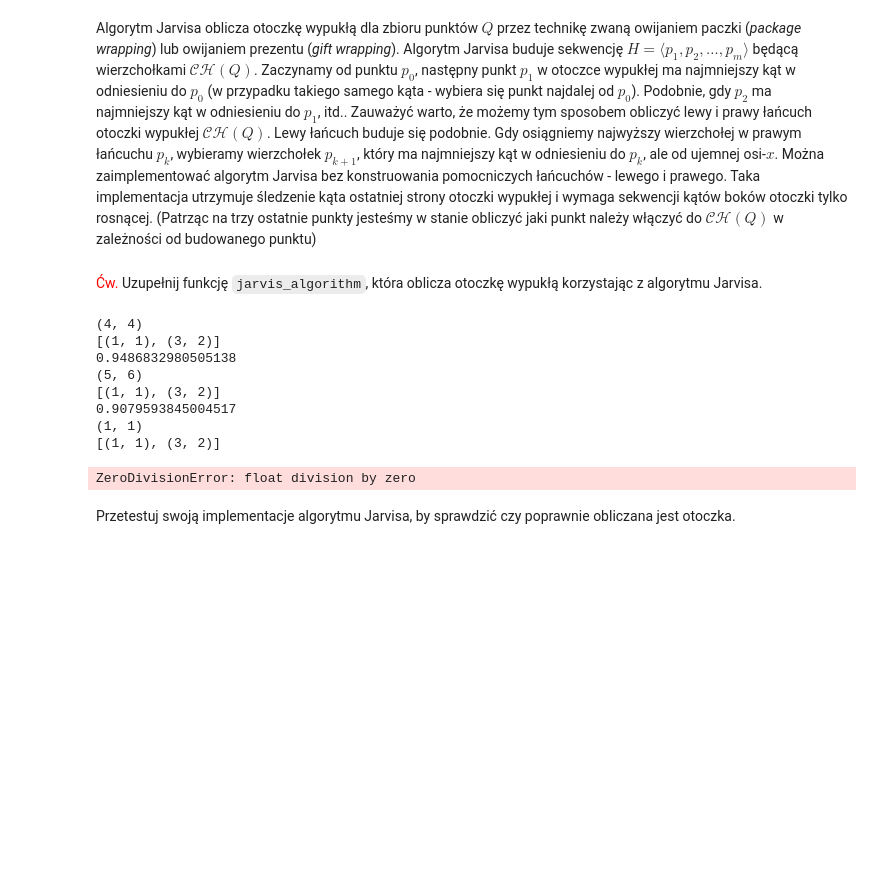
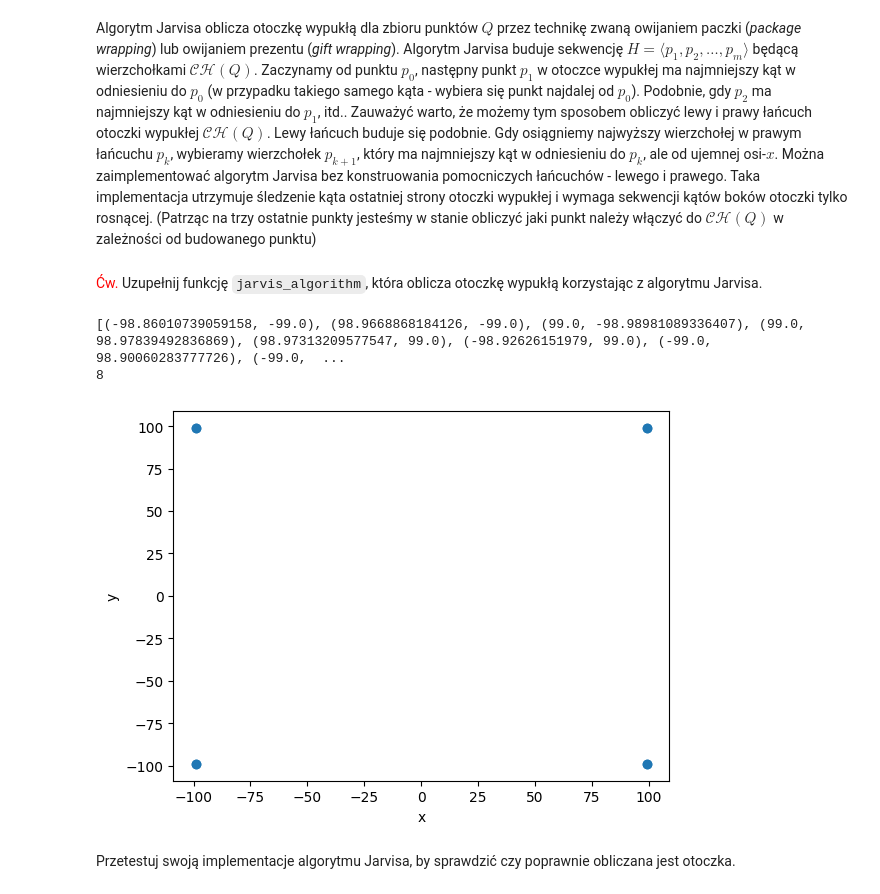
Before and after one commit to WSm-77/geometric_algorithms, a Jupyter notebook: lab2/main.ipynb, the cells around one changed output. Cells and saved outputs as stored; diff of their text form; code cells hidden in the pictures; blank space fills up the shorter version.

Commit message:
Almost working jarvis algorithm

```diff
--- a/lab2/main.ipynb
+++ b/lab2/main.ipynb
@@ -699,8 +699,6 @@ def jarvis_algorithm(Q):
     :parm Q: zbiór punktów
     :return: tablica punktów w postaci krotek współrzędnych
     '''
-
-    pointsSet = set(Q)
 
     minPoint = find_point_with_min_y(Q)
     hull = [minPoint]
@@ -714,7 +712,7 @@ def jarvis_algorithm(Q):
     xVersor = (1, 0)
 
     # znalezienie drugiego punktu w otoczce
-    for point in pointsSet:
+    for point in Q:
         if point == minPoint:
             continue
         currentPointVector = get_vector(minPoint, point)
@@ -729,7 +727,6 @@ def jarvis_algorithm(Q):
         return hull
 
     hull.append(nextPointInHull)
-    pointsSet.remove(nextPointInHull)
 
     # znalezienie pozostałych punktów w otoczce
     while True:
@@ -740,16 +737,20 @@ def jarvis_algorithm(Q):
         oneBeforeLastInHull = hull[-2]
         lastInHull = hull[-1]
 
-        for point in pointsSet:
+        for point in Q:
+            if point == oneBeforeLastInHull or point == lastInHull:
+                continue
+
             hullVector = get_vector(oneBeforeLastInHull, lastInHull)
 
-            currentPointVector = get_vector(oneBeforeLastInHull, point)
+            currentPointVector = get_vector(lastInHull, point)
+            # currentPointVector = get_vector(oneBeforeLastInHull, point)
             currentVectorLength = get_vector_length(currentPointVector)
 
-            print(point)
-            print(hull)
+            # print(point)
+            # print(hull)
             currentPointCos = claculate_cos_of_angle(hullVector, currentPointVector)
-            print(currentPointCos)
+            # print(currentPointCos)
 
             if maxCos < currentPointCos or (maxCos == currentPointCos and maxLenght < currentVectorLength):
                 nextPointInHull = point
@@ -757,40 +758,39 @@ def jarvis_algorithm(Q):
                 maxLenght = currentVectorLength
 
         # sprawdzenie czy znaleziono wszystkie punkty w otoczce
-        if nextPointInHull == minPoint:
+        if nextPointInHull == minPoint or nextPointInHull is None or abs(maxCos) == 1:
             break
         else:
             hull.append(nextPointInHull)
-            pointsSet.remove(nextPointInHull)
 
     return hull
 # %%
 # TODO: remove
 
-test = jarvis_algorithm([(3,2), (5,6), (4,4), (1,1)])
+# test = jarvis_algorithm([(3,2), (5,6), (4,4), (1,1)])
 # points = [(1,1), (2,2), (6,8), (3,3), (4,4), (-1,-1)]
 # points = [(1,1), (2,2), (3,3), (4,4), (-1,-1)]
 # points = [(0,0), (0, 5), (1, 2), (3, 7), (4, 2), (5, 0), (5,5)]
 # points = [(1.0, 1.0), (4.0, 1.0), (4.0, 4.0), (1.0, 4.0)]
 # points = [(1.0, 1.0), (2.0, 2.0), (50.0, 50.0), (99.0, 99.0), (100.0, 100.0)]
 # points = [(1.0, 1.0), (5.0, 0.0), (5.0, 1.0), (5.0, 2.0), (5.0, 3.0), (5.0, 4.0), (5.0, 5.0), (5.0, 6.0)]
 # points_c_sorted = sorted(points_c, key= lambda x: x[1])
 # points_c_sorted = points_c
 # test = jarvis_algorithm(points_c_sorted)
 # test = jarvis_algorithm(points_c_sorted[:5] + points_c_sorted[35:40]  + points_c_sorted[75:80])
 # print(points_c_sorted)
+# points = [(1,1), (2,2)]
+points = [(-98.92626151979, 99.0), (-99.0, 98.90060283777726), (-99.0, -98.81943551511642), (-98.86010739059158, -99.0), (98.9668868184126, -99.0), (99.0, -98.98981089336407), (99.0, 98.97839492836869), (98.97313209577547, 99.0)]
+test = jarvis_algorithm(points)
 print(test)
 print(len(test))
+vis.clear()
+vis.add_point(points)
+vis.show()
 # %% [output]
-(4, 4)
-[(1, 1), (3, 2)]
-0.9486832980505138
-(5, 6)
-[(1, 1), (3, 2)]
-0.9079593845004517
-(1, 1)
-[(1, 1), (3, 2)]
+[(-98.86010739059158, -99.0), (98.9668868184126, -99.0), (99.0, -98.98981089336407), (99.0, 98.97839492836869), (98.97313209577547, 99.0), (-98.92626151979, 99.0), (-99.0, 98.90060283777726), (-99.0,  ...
+8
-ZeroDivisionError: float division by zero
+[figure, added]
 # %% [markdown]
 Przetestuj swoją implementacje algorytmu Jarvisa, by sprawdzić czy poprawnie obliczana jest otoczka.
 # %%
```
Also changed, not shown: parts of 2 cells of this notebook.
